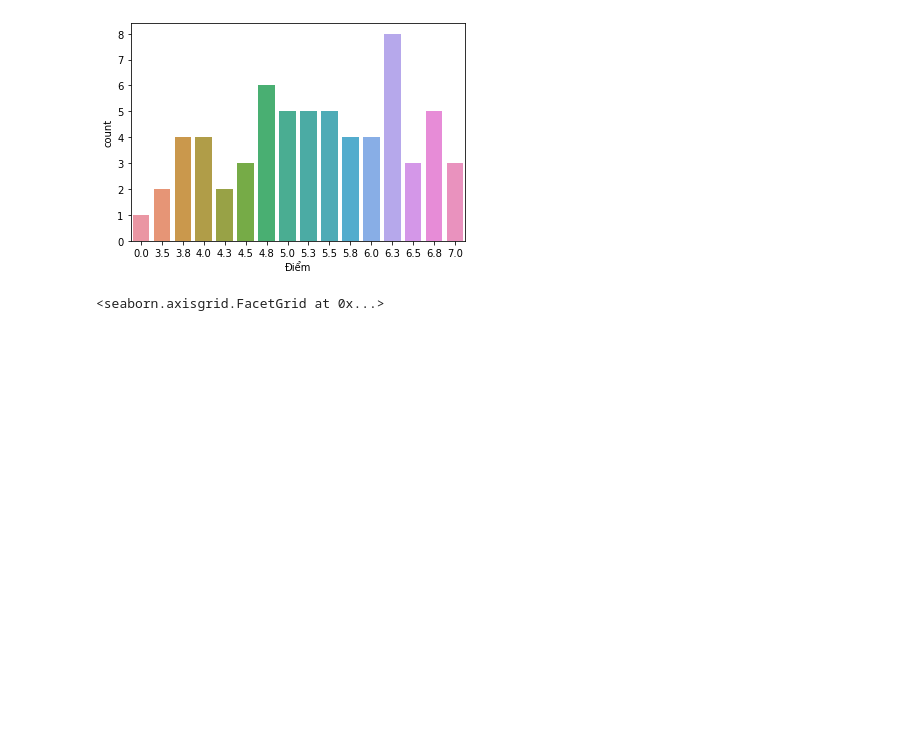
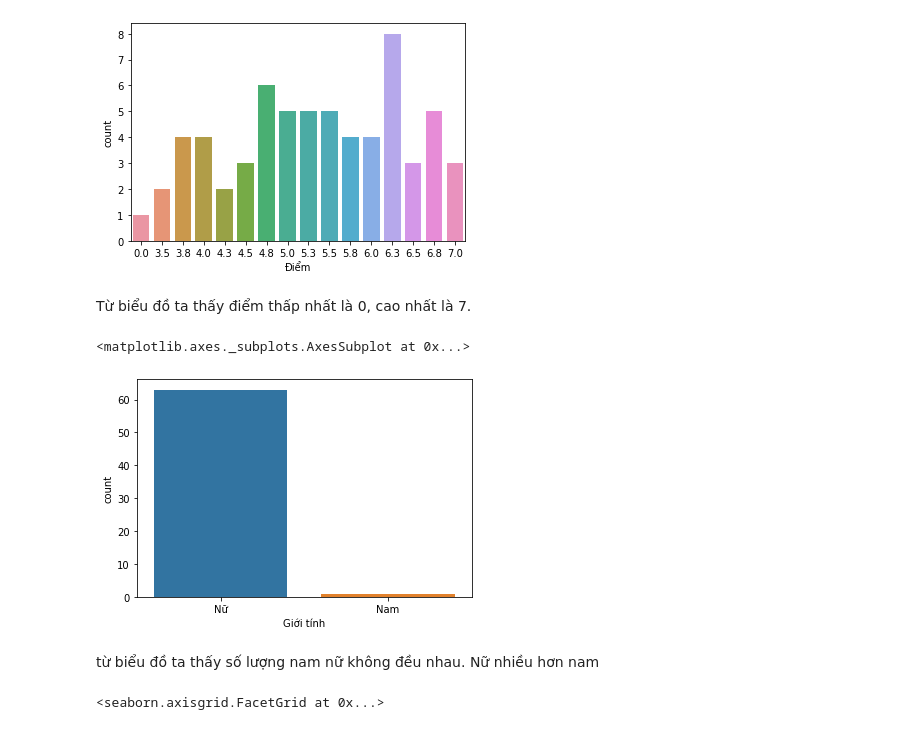
Before and after one commit to danthunguyenh/baitap, a Jupyter notebook: NguyenHuynhDanThu_16031811.ipynb, the cells around one changed output. Drawn from its saved outputs; the diff is of its cells as text; code cells hidden in the pictures; blank space fills up the shorter version.

```diff
--- a/NguyenHuynhDanThu_16031811.ipynb
+++ b/NguyenHuynhDanThu_16031811.ipynb
@@ -104,6 +88,15 @@ sns.countplot(x='Điểm', data=result)
 # %% [output]
 <matplotlib.axes._subplots.AxesSubplot at 0x...>
 [figure]
+# %% [markdown]
+Từ biểu đồ ta thấy điểm thấp nhất là 0, cao nhất là 7.
+# %%
+sns.countplot(x='Giới tính', data=result)
+# %% [output]
+<matplotlib.axes._subplots.AxesSubplot at 0x...>
+[figure, added]
+# %% [markdown]
+từ biểu đồ ta thấy số lượng nam nữ không đều nhau. Nữ nhiều hơn nam
 # %%
 sns.displot(result['Điểm'], kde=True).set(xlabel='Điểm', ylabel='Count')
 # %% [output]
```
Also changed, not shown: parts of 8 cells of this notebook.
